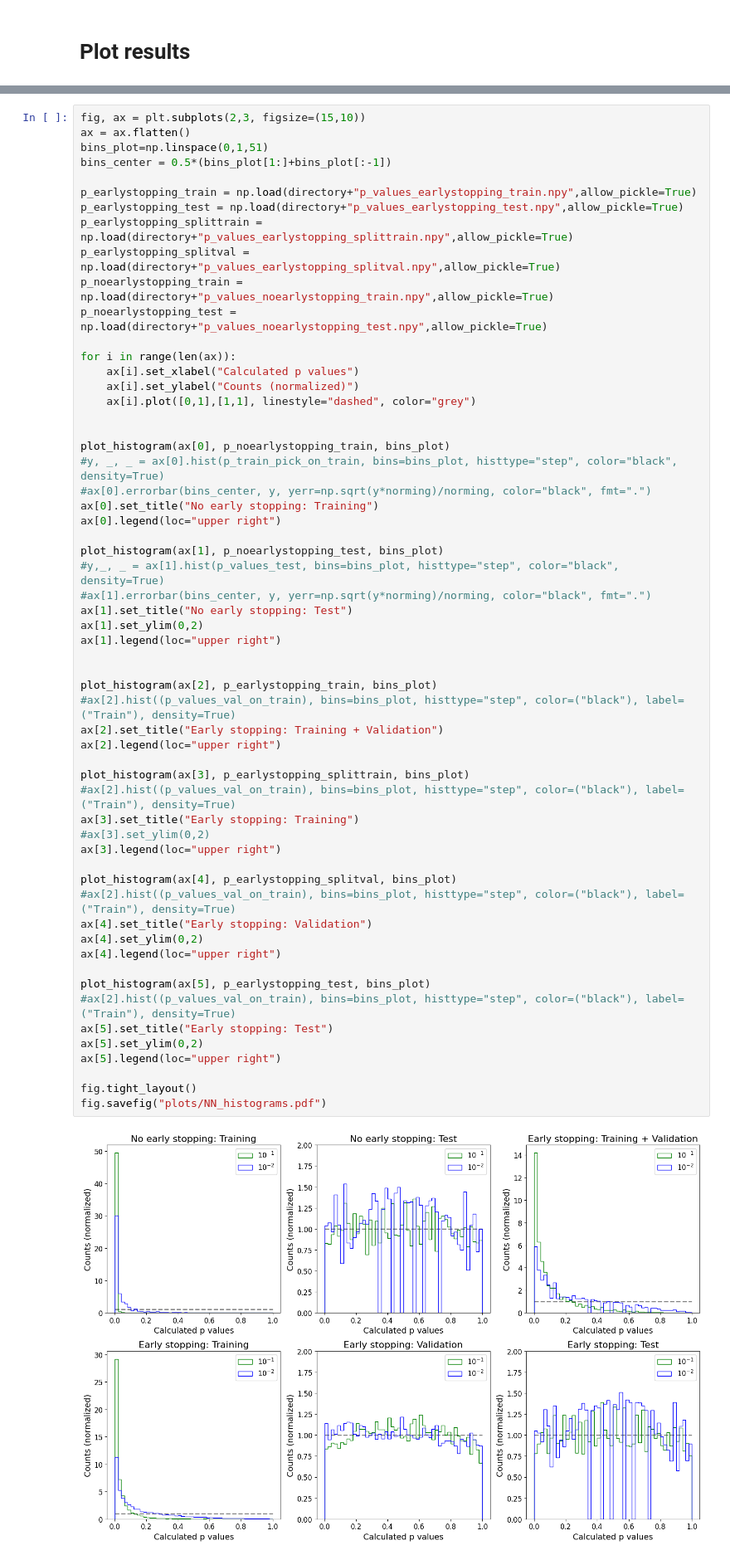
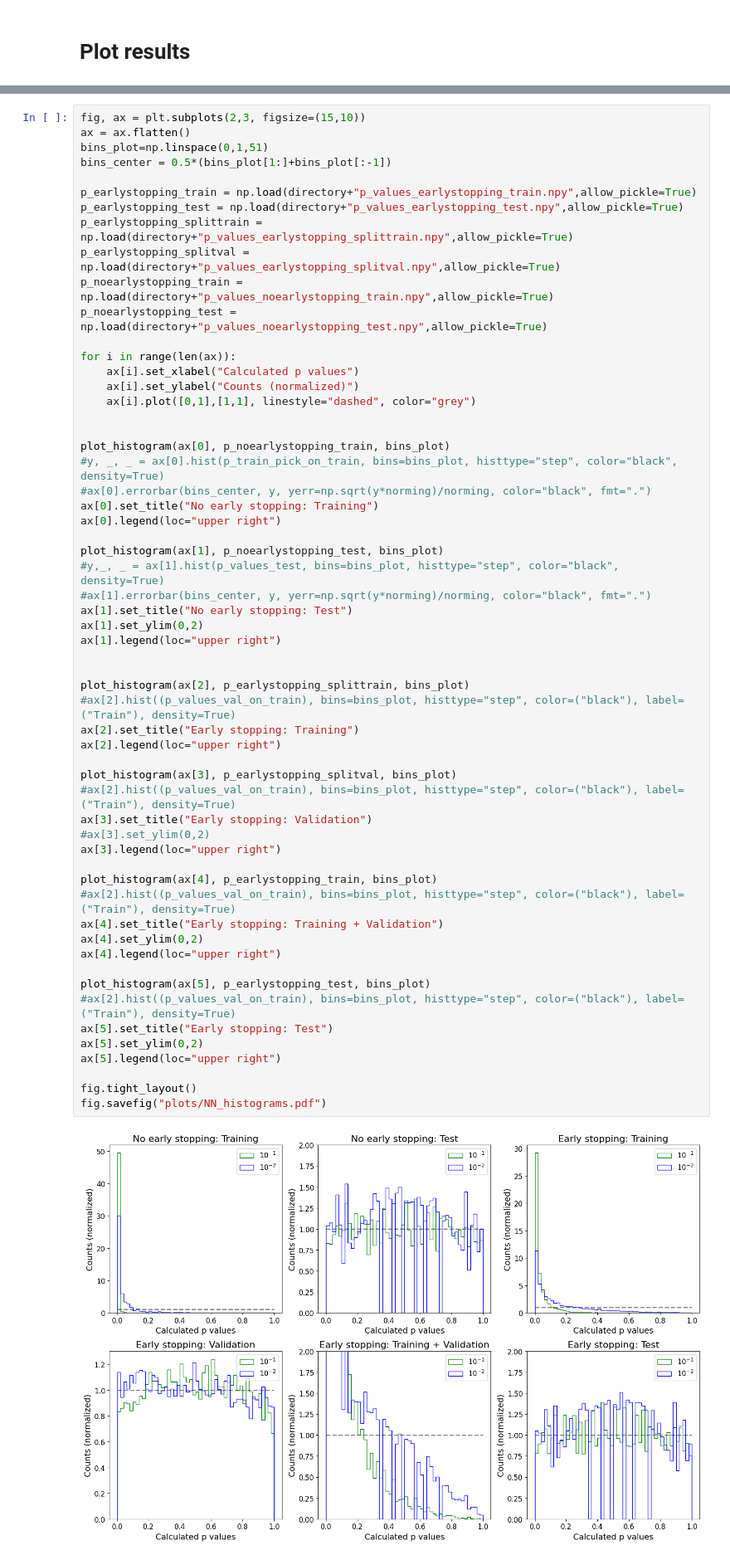
Before and after one commit to mariehein/look_everywhere_in_AD, a Jupyter notebook: cleaned_up/NN_test.ipynb, the cells around one changed output, grey strips where cells are left out. Shown at 83% size. Drawn from its saved outputs; the diff is of its cells as text.

```diff
--- a/cleaned_up/NN_test.ipynb
+++ b/cleaned_up/NN_test.ipynb
@@ -98,40 +98,40 @@ ax[0].set_title("No early stopping: Training")
 ax[0].legend(loc="upper right")
 
 plot_histogram(ax[1], p_noearlystopping_test, bins_plot)
 #y,_, _ = ax[1].hist(p_values_test, bins=bins_plot, histtype="step", color="black", density=True)
 #ax[1].errorbar(bins_center, y, yerr=np.sqrt(y*norming)/norming, color="black", fmt=".")
 ax[1].set_title("No early stopping: Test")
 ax[1].set_ylim(0,2)
 ax[1].legend(loc="upper right")
 
 
-plot_histogram(ax[2], p_earlystopping_train, bins_plot)
+plot_histogram(ax[2], p_earlystopping_splittrain, bins_plot)
 #ax[2].hist((p_values_val_on_train), bins=bins_plot, histtype="step", color=("black"), label=("Train"), density=True)
-ax[2].set_title("Early stopping: Training + Validation")
+ax[2].set_title("Early stopping: Training")
 ax[2].legend(loc="upper right")
 
-plot_histogram(ax[3], p_earlystopping_splittrain, bins_plot)
+plot_histogram(ax[3], p_earlystopping_splitval, bins_plot)
 #ax[2].hist((p_values_val_on_train), bins=bins_plot, histtype="step", color=("black"), label=("Train"), density=True)
-ax[3].set_title("Early stopping: Training")
+ax[3].set_title("Early stopping: Validation")
 #ax[3].set_ylim(0,2)
 ax[3].legend(loc="upper right")
 
-plot_histogram(ax[4], p_earlystopping_splitval, bins_plot)
+plot_histogram(ax[4], p_earlystopping_train, bins_plot)
 #ax[2].hist((p_values_val_on_train), bins=bins_plot, histtype="step", color=("black"), label=("Train"), density=True)
-ax[4].set_title("Early stopping: Validation")
+ax[4].set_title("Early stopping: Training + Validation")
 ax[4].set_ylim(0,2)
 ax[4].legend(loc="upper right")
 
 plot_histogram(ax[5], p_earlystopping_test, bins_plot)
 #ax[2].hist((p_values_val_on_train), bins=bins_plot, histtype="step", color=("black"), label=("Train"), density=True)
 ax[5].set_title("Early stopping: Test")
 ax[5].set_ylim(0,2)
 ax[5].legend(loc="upper right")
 
 fig.tight_layout()
 fig.savefig("plots/NN_histograms.pdf")
 # %% [output]
-[figure, old version]
+[figure, new version]
 # %%
 fig, ax = plt.subplots(2,3, figsize=(15,10))
 ax = ax.flatten()
```
Also changed, not shown: parts of 3 cells of this notebook, 15 other files.
